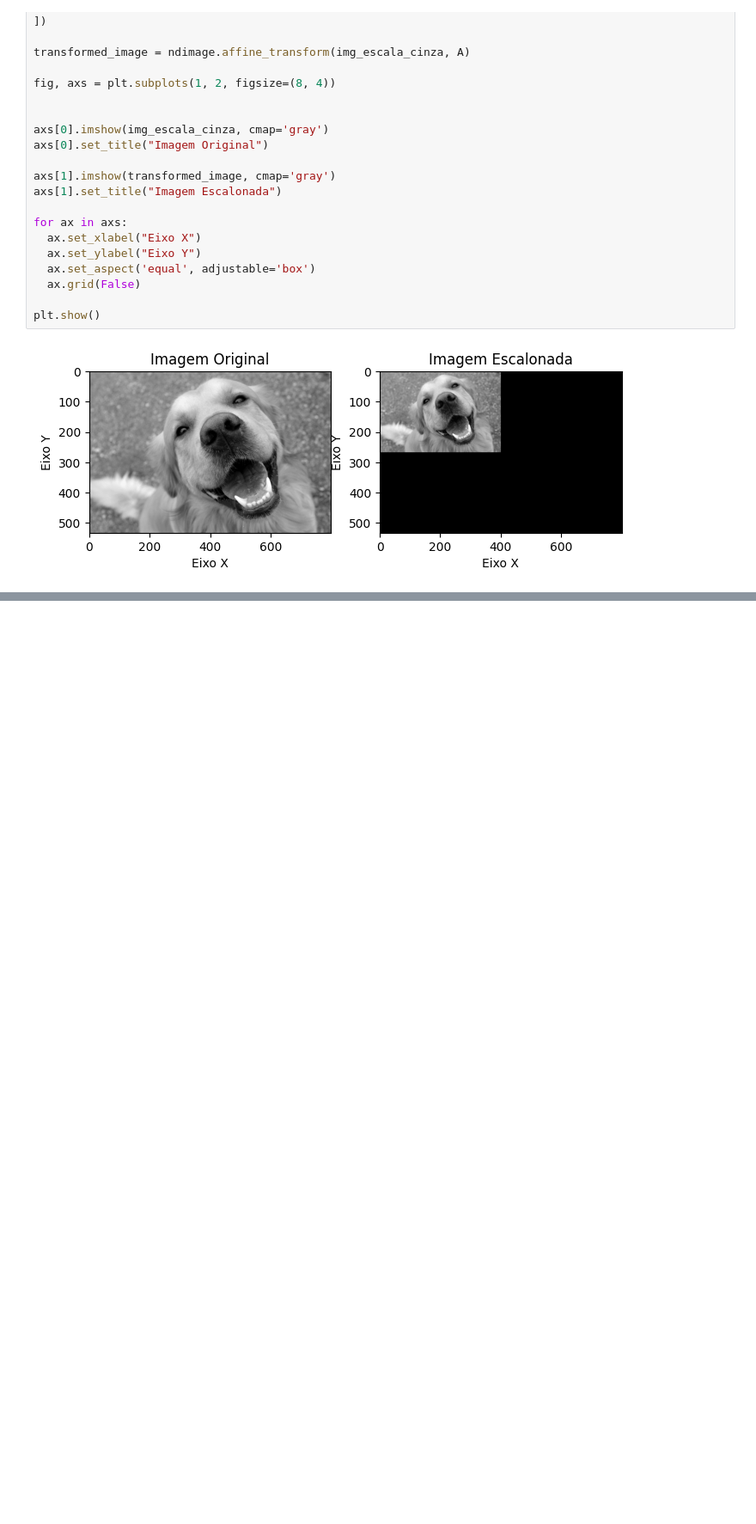
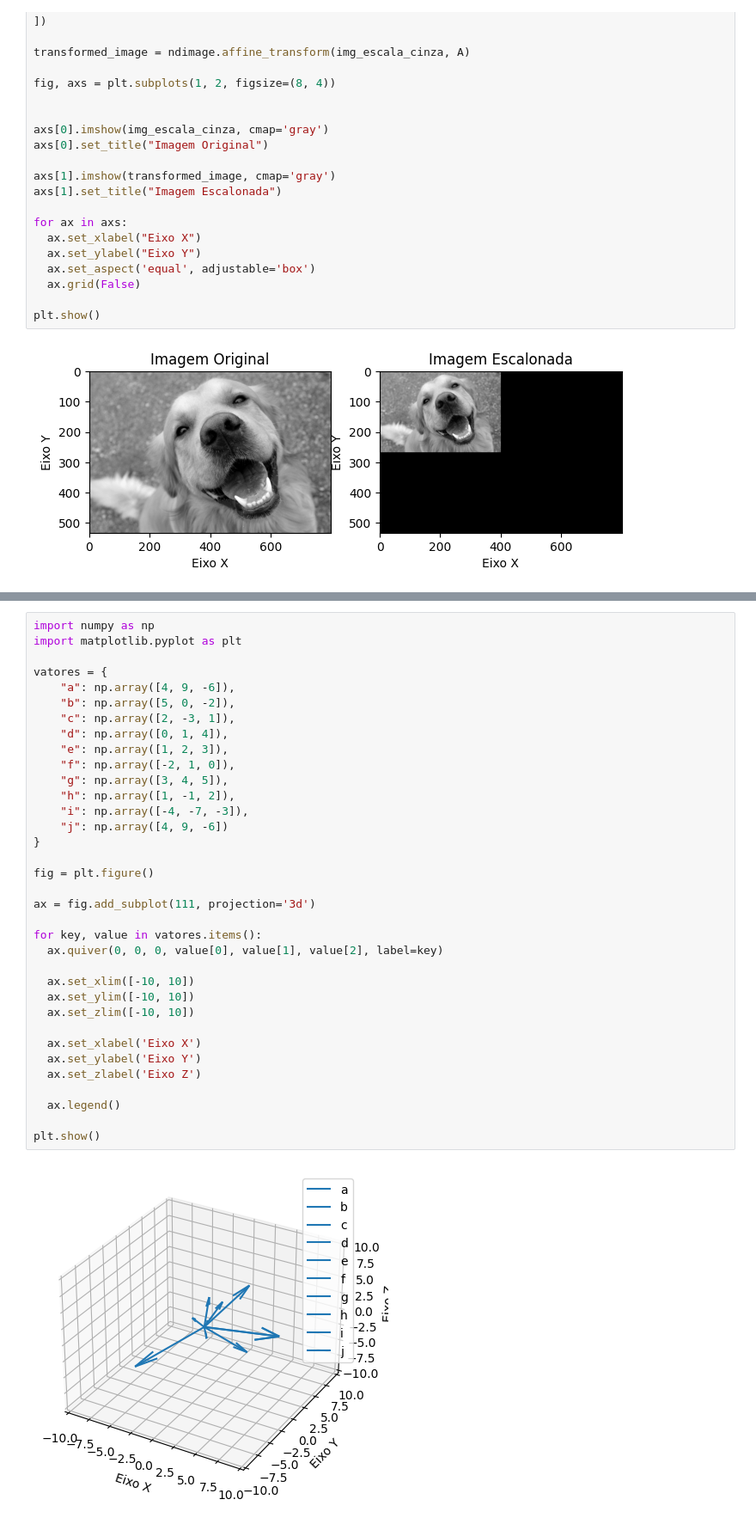
Before and after one commit to miller00315/ia_studies, a Jupyter notebook: lets_code_preparaçao.ipynb, the cells around one changed output, grey strips where cells are left out. Shown at 86% size. Saved outputs shown, nothing was run; the diff lists cells and outputs as text; blank space fills up the shorter version.

```diff
--- a/lets_code_preparaçao.ipynb
+++ b/lets_code_preparaçao.ipynb
@@ -646,0 +877,37 @@ plt.show()
+# %%
+import numpy as np
+import matplotlib.pyplot as plt
+
+vatores = {
+    "a": np.array([4, 9, -6]),
+    "b": np.array([5, 0, -2]),
+    "c": np.array([2, -3, 1]),
+    "d": np.array([0, 1, 4]),
+    "e": np.array([1, 2, 3]),
+    "f": np.array([-2, 1, 0]),
+    "g": np.array([3, 4, 5]),
+    "h": np.array([1, -1, 2]),
+    "i": np.array([-4, -7, -3]),
+    "j": np.array([4, 9, -6])
+}
+
+fig = plt.figure()
+
+ax = fig.add_subplot(111, projection='3d')
+
+for key, value in vatores.items():
+  ax.quiver(0, 0, 0, value[0], value[1], value[2], label=key)
+
+  ax.set_xlim([-10, 10])
+  ax.set_ylim([-10, 10])
+  ax.set_zlim([-10, 10])
+
+  ax.set_xlabel('Eixo X')
+  ax.set_ylabel('Eixo Y')
+  ax.set_zlabel('Eixo Z')
+
+  ax.legend()
+
+plt.show()
+# %% [output]
+[figure, added]
```
Also changed, not shown: parts of 31 cells of this notebook.
